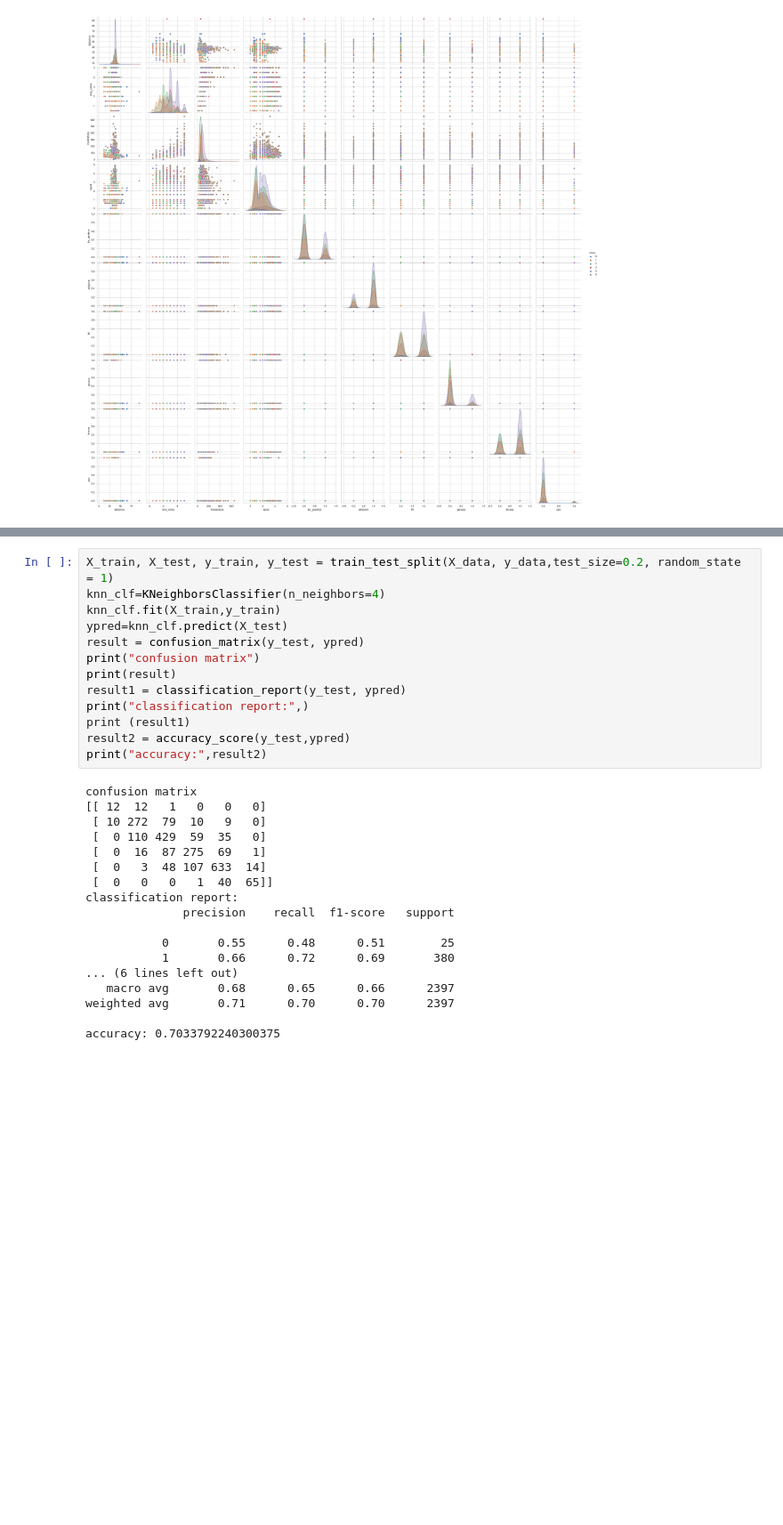
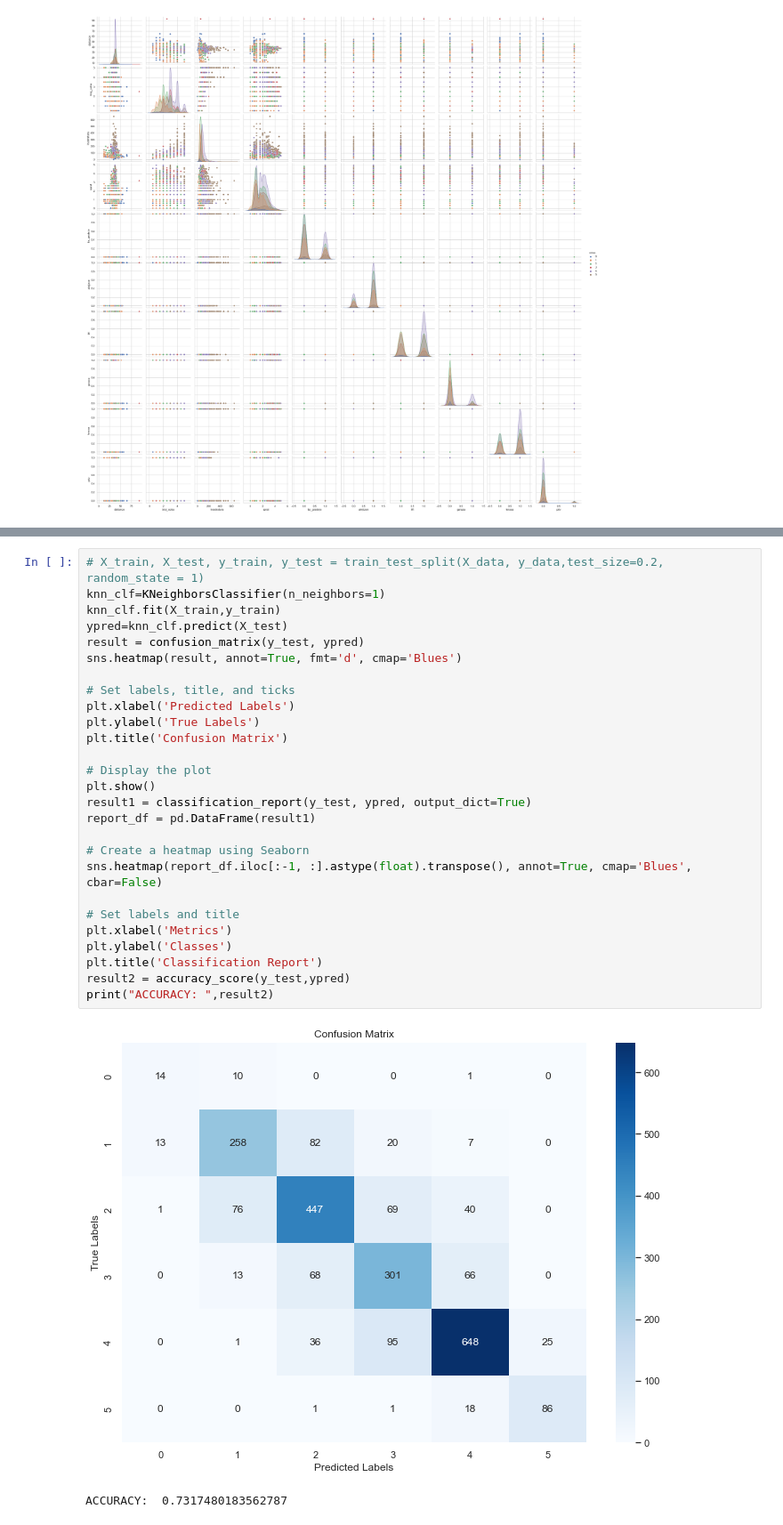
Before and after one commit to busketi/nekretnine_web_scrapping, a Jupyter notebook: knn-clasification.ipynb, the cells around one changed output, grey strips where cells are left out. Shown at 89% size. Drawn from its saved outputs; the diff is of its cells as text; blank space fills up the shorter version.

```diff
--- a/knn-clasification.ipynb
+++ b/knn-clasification.ipynb
@@ -218,31 +232,30 @@ print(X_data)
 # %%
-X_train, X_test, y_train, y_test = train_test_split(X_data, y_data,test_size=0.2, random_state = 1)
-knn_clf=KNeighborsClassifier(n_neighbors=4)
+# X_train, X_test, y_train, y_test = train_test_split(X_data, y_data,test_size=0.2, random_state = 1)
+knn_clf=KNeighborsClassifier(n_neighbors=1)
 knn_clf.fit(X_train,y_train)
 ypred=knn_clf.predict(X_test)
 result = confusion_matrix(y_test, ypred)
-print("confusion matrix")
-print(result)
-result1 = classification_report(y_test, ypred)
-print("classification report:",)
-print (result1)
+sns.heatmap(result, annot=True, fmt='d', cmap='Blues')
+
+# Set labels, title, and ticks
+plt.xlabel('Predicted Labels')
+plt.ylabel('True Labels')
+plt.title('Confusion Matrix')
+
+# Display the plot
+plt.show()
+result1 = classification_report(y_test, ypred, output_dict=True)
+report_df = pd.DataFrame(result1)
+
+# Create a heatmap using Seaborn
+sns.heatmap(report_df.iloc[:-1, :].astype(float).transpose(), annot=True, cmap='Blues', cbar=False)
+
+# Set labels and title
+plt.xlabel('Metrics')
+plt.ylabel('Classes')
+plt.title('Classification Report')
 result2 = accuracy_score(y_test,ypred)
-print("accuracy:",result2)
+print("ACCURACY: ",result2)
 # %% [output]
+[figure, added]
-confusion matrix
-[[ 12  12   1   0   0   0]
- [ 10 272  79  10   9   0]
- [  0 110 429  59  35   0]
- [  0  16  87 275  69   1]
- [  0   3  48 107 633  14]
- [  0   0   0   1  40  65]]
-classification report:
-              precision    recall  f1-score   support
-
-           0       0.55      0.48      0.51        25
-           1       0.66      0.72      0.69       380
-... (6 lines left out)
-   macro avg       0.68      0.65      0.66      2397
-weighted avg       0.71      0.70      0.70      2397
-
-accuracy: 0.7033792240300375
+ACCURACY:  0.7317480183562787
```
Also changed, not shown: parts of 12 cells of this notebook, 8 other files.
